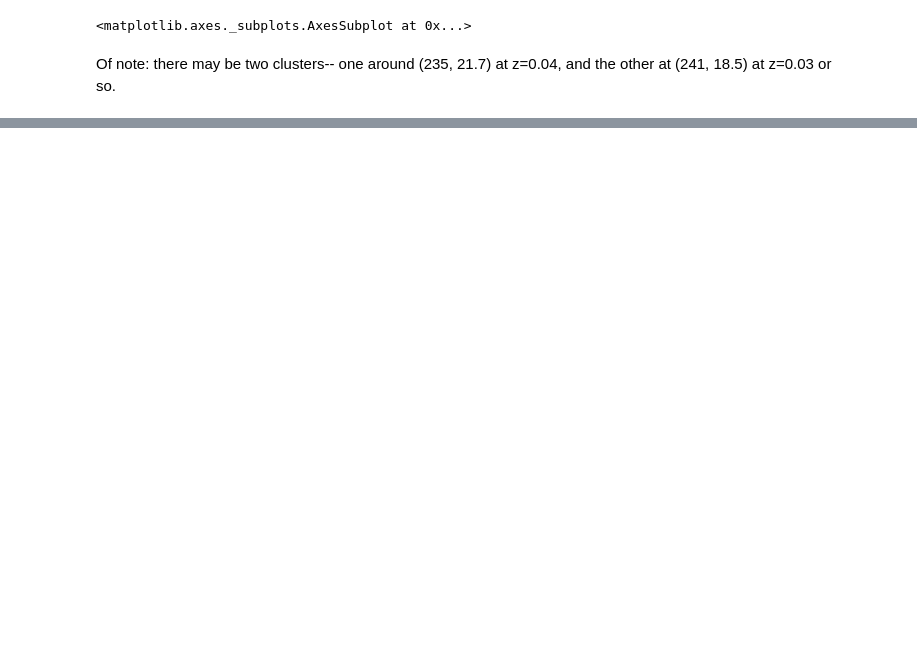
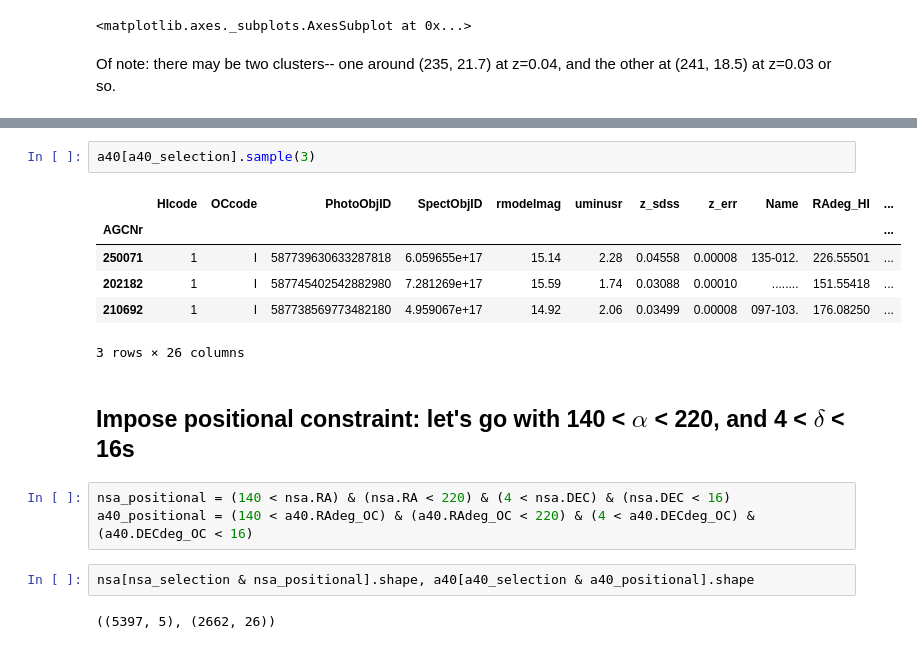
Before and after one commit to jwuphysics/HI-diversity, a Jupyter notebook: notebook/survey/00. Creating detectability target lists.ipynb, the cells around one changed output, grey strips where cells are left out. Cells and saved outputs as stored; diff of their text form; blank space fills up the shorter version.

```diff
--- a/notebook/survey/00. Creating target list.ipynb
+++ b/notebook/survey/00. Creating detectability target lists.ipynb
@@ -127,0 +178,18 @@ Of note: there may be two clusters-- one around (235, 21.7) at z=0.04, and the o
+# %%
+a40[a40_selection].sample(3)
+# %% [output]
+|  | HIcode | OCcode | PhotoObjID | SpectObjID | rmodelmag | uminusr | z_sdss | z_err | Name | RAdeg_HI | ... |
+| AGCNr |  |  |  |  |  |  |  |  |  |  | ... |
+| 250071 | 1 | I | 587739630633287818 | 6.059655e+17 | 15.14 | 2.28 | 0.04558 | 0.00008 | 135-012. | 226.55501 | ... |
+| 202182 | 1 | I | 587745402542882980 | 7.281269e+17 | 15.59 | 1.74 | 0.03088 | 0.00010 | ........ | 151.55418 | ... |
+| 210692 | 1 | I | 587738569773482180 | 4.959067e+17 | 14.92 | 2.06 | 0.03499 | 0.00008 | 097-103. | 176.08250 | ... |
+3 rows × 26 columns
+# %% [markdown]
+## Impose positional constraint: let's go with 140 < $\alpha$ < 220, and  4 < $\delta$ < 16s
+# %%
+nsa_positional = (140 < nsa.RA) & (nsa.RA < 220) & (4 < nsa.DEC) & (nsa.DEC < 16)
+a40_positional = (140 < a40.RAdeg_OC) & (a40.RAdeg_OC < 220) & (4 < a40.DECdeg_OC) & (a40.DECdeg_OC < 16)
+# %%
+nsa[nsa_selection & nsa_positional].shape, a40[a40_selection & a40_positional].shape
+# %% [output]
+((5397, 5), (2662, 26))
```
Also changed, not shown: parts of 15 cells of this notebook.
